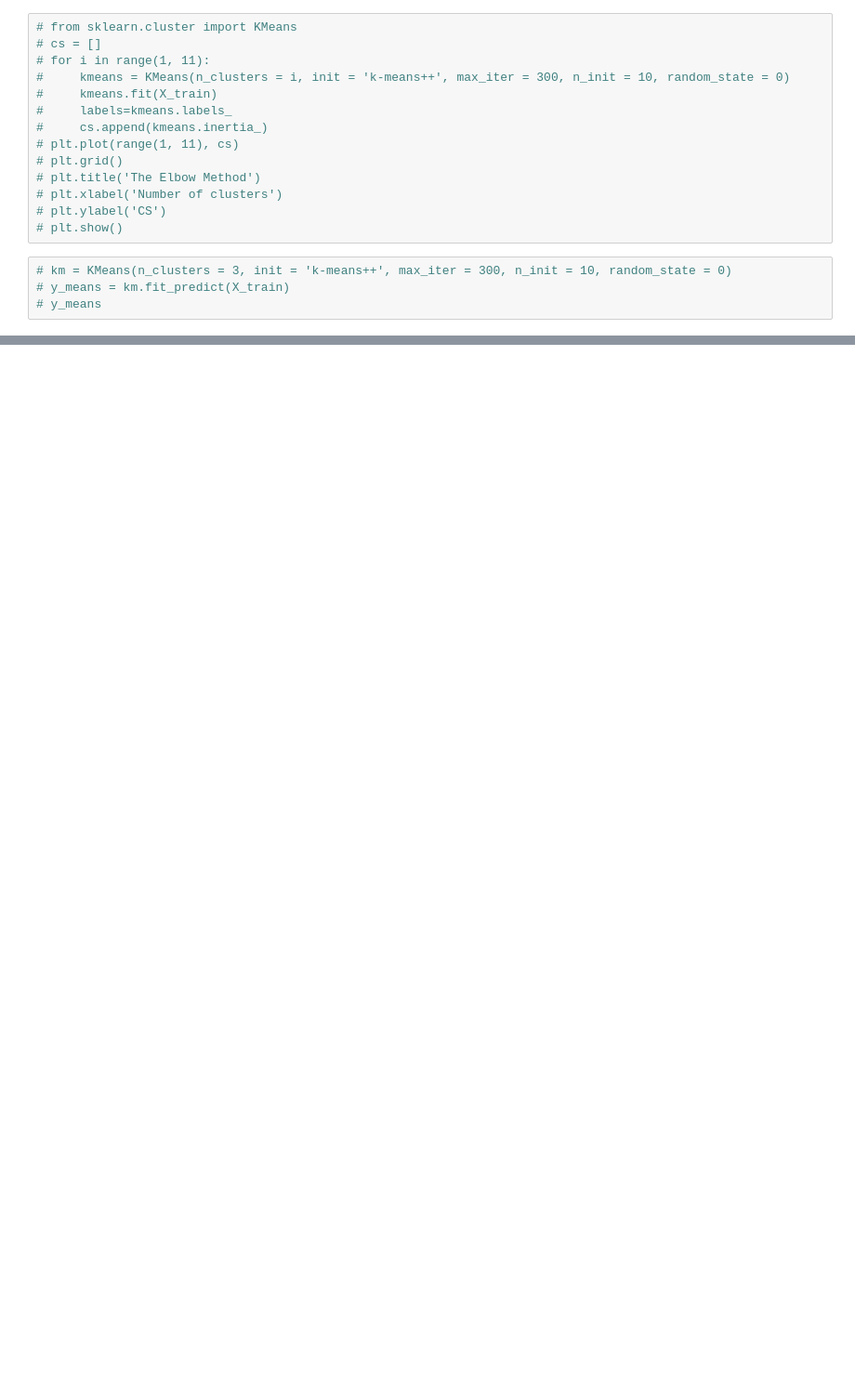
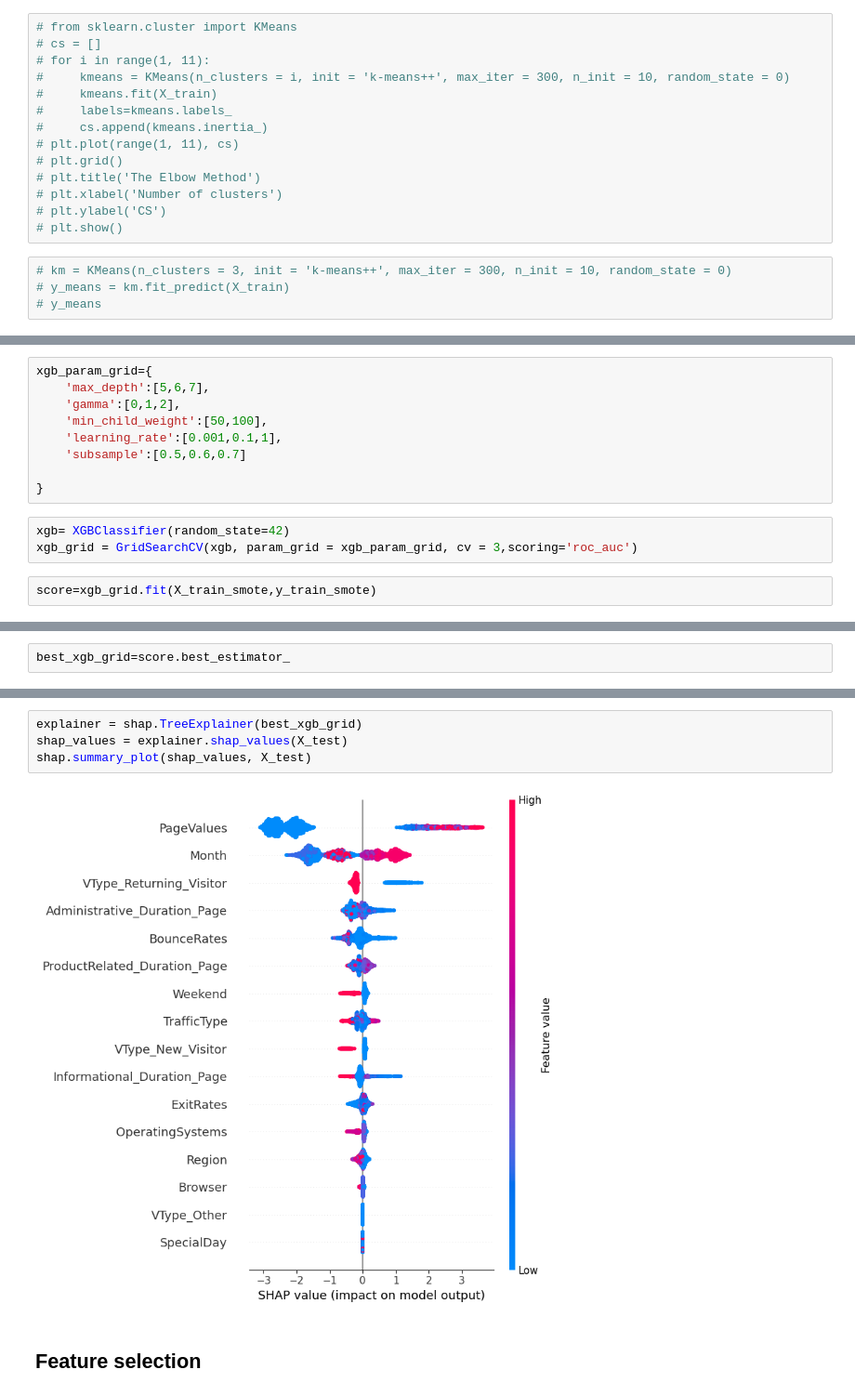
Before and after one commit to Opara19/ML_project03, a Jupyter notebook: ML_project3_test1.ipynb, the cells around one changed output, grey strips where cells are left out. Shown at 93% size. Saved outputs shown, nothing was run; the diff lists cells and outputs as text; blank space fills up the shorter version.

```diff
--- a/ML_project3_test1.ipynb
+++ b/ML_project3_test1.ipynb
@@ -521,0 +1269,14 @@ plt.show()
+# %%
+xgb_param_grid={
+    'max_depth':[5,6,7],
+    'gamma':[0,1,2],
+    'min_child_weight':[50,100],
+    'learning_rate':[0.001,0.1,1],
+    'subsample':[0.5,0.6,0.7]
+
+}
+# %%
+xgb= XGBClassifier(random_state=42)
+xgb_grid = GridSearchCV(xgb, param_grid = xgb_param_grid, cv = 3,scoring='roc_auc')
+# %%
+score=xgb_grid.fit(X_train_smote,y_train_smote)
@@ -521,0 +1291,2 @@ plt.show()
+# %%
+best_xgb_grid=score.best_estimator_
@@ -521,0 +1325,8 @@ plt.show()
+# %%
+explainer = shap.TreeExplainer(best_xgb_grid)
+shap_values = explainer.shap_values(X_test)
+shap.summary_plot(shap_values, X_test)
+# %% [output]
+[figure, added]
+# %% [markdown]
+## Feature selection
```
Also changed, not shown: parts of 132 cells of this notebook.
